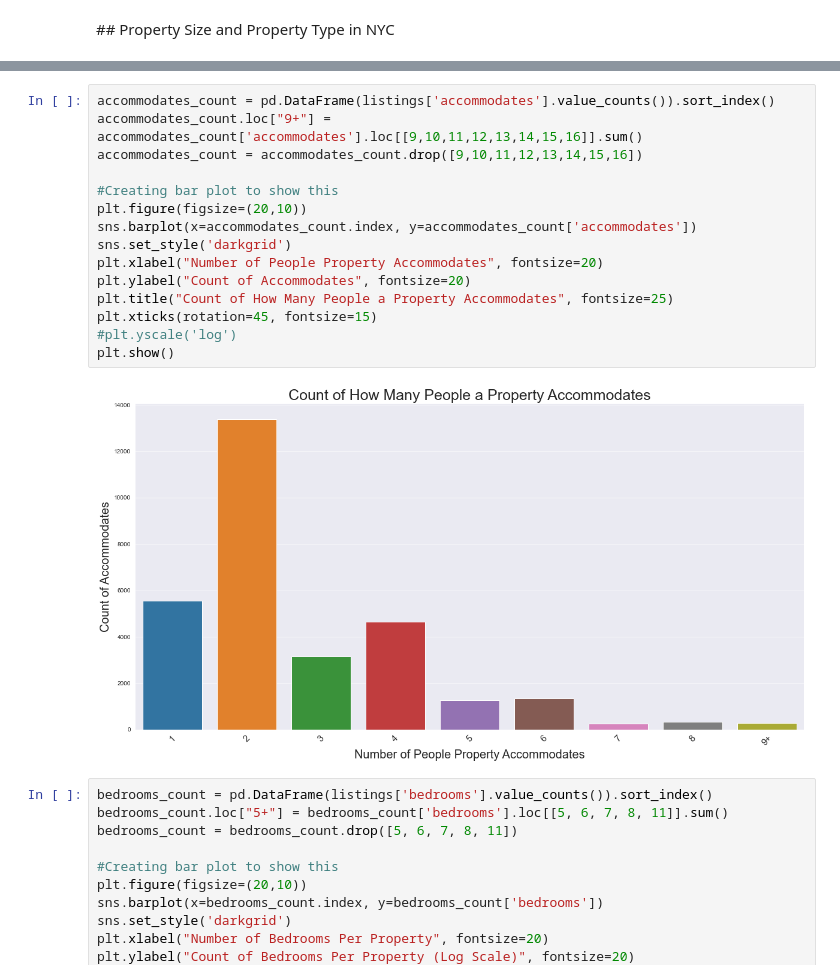
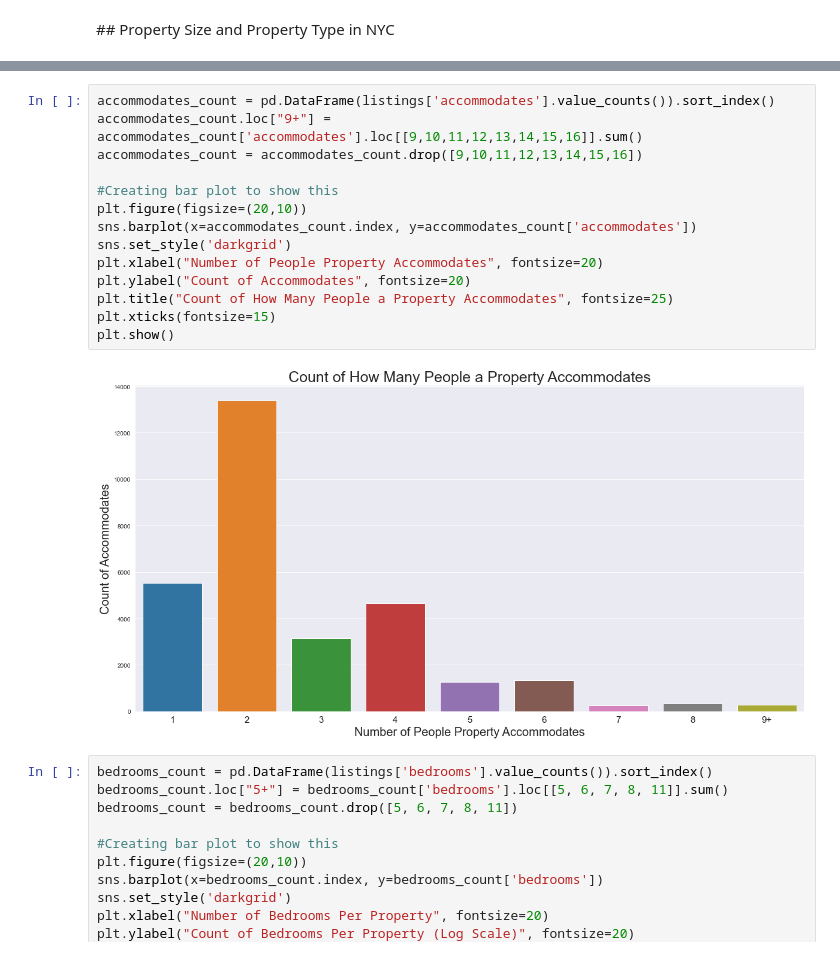
Before and after one commit to rachelastar/airbnb-eda, a Jupyter notebook: Airbnb-EDA.ipynb, the cells around one changed output, grey strips where cells are left out. Drawn from its saved outputs; the diff is of its cells as text.

```diff
--- a/Airbnb-EDA.ipynb
+++ b/Airbnb-EDA.ipynb
@@ -142,20 +138,19 @@ plt.show()
 # %%
 accommodates_count = pd.DataFrame(listings['accommodates'].value_counts()).sort_index()
 accommodates_count.loc["9+"] = accommodates_count['accommodates'].loc[[9,10,11,12,13,14,15,16]].sum()
 accommodates_count = accommodates_count.drop([9,10,11,12,13,14,15,16])
 
 #Creating bar plot to show this
 plt.figure(figsize=(20,10))
 sns.barplot(x=accommodates_count.index, y=accommodates_count['accommodates'])
 sns.set_style('darkgrid')
 plt.xlabel("Number of People Property Accommodates", fontsize=20)
 plt.ylabel("Count of Accommodates", fontsize=20)
 plt.title("Count of How Many People a Property Accommodates", fontsize=25)
-plt.xticks(rotation=45, fontsize=15)
-#plt.yscale('log')
+plt.xticks(fontsize=15)
 plt.show()
 # %% [output]
-[figure, old version]
+[figure, new version]
 # %%
 bedrooms_count = pd.DataFrame(listings['bedrooms'].value_counts()).sort_index()
 bedrooms_count.loc["5+"] = bedrooms_count['bedrooms'].loc[[5, 6, 7, 8, 11]].sum()
```
Also changed, not shown: parts of 17 cells of this notebook.
